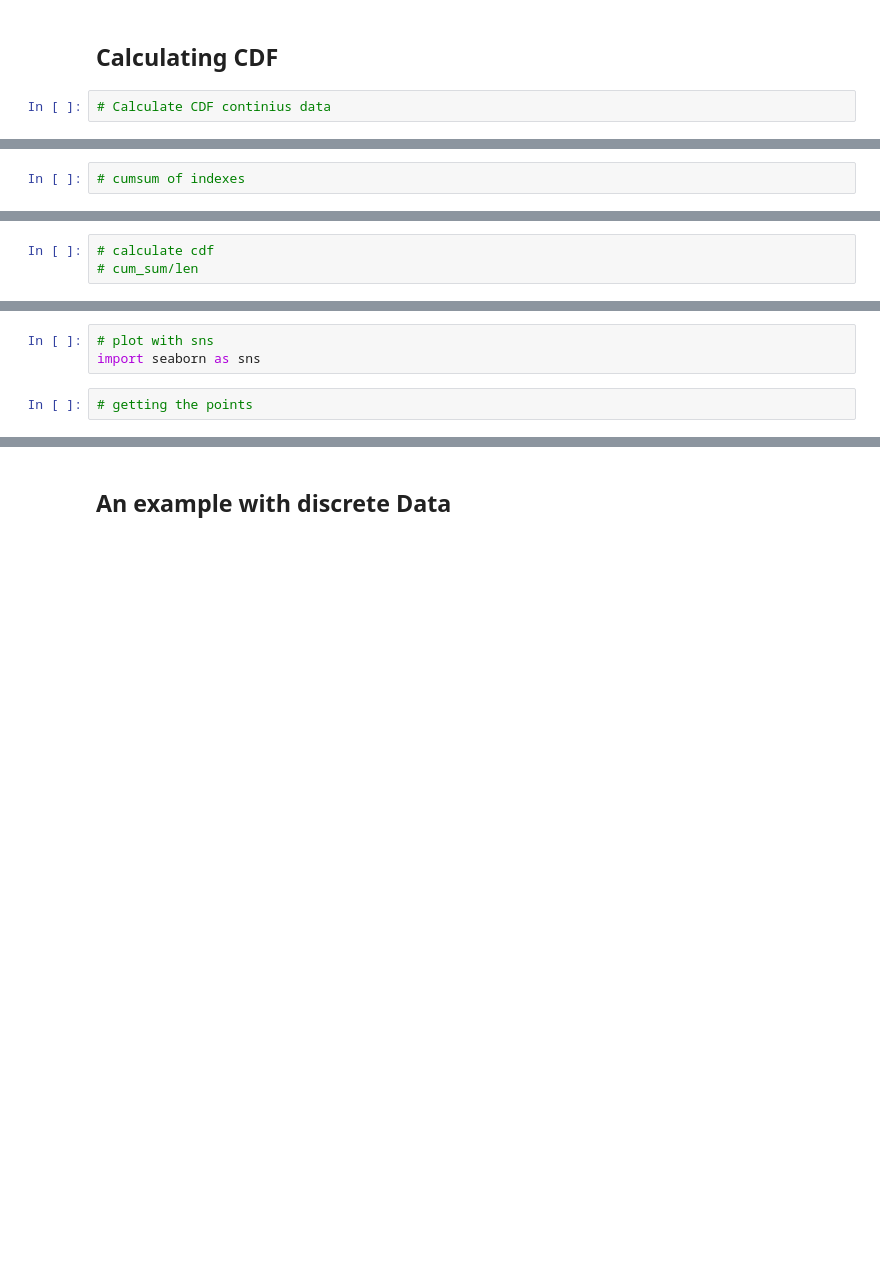
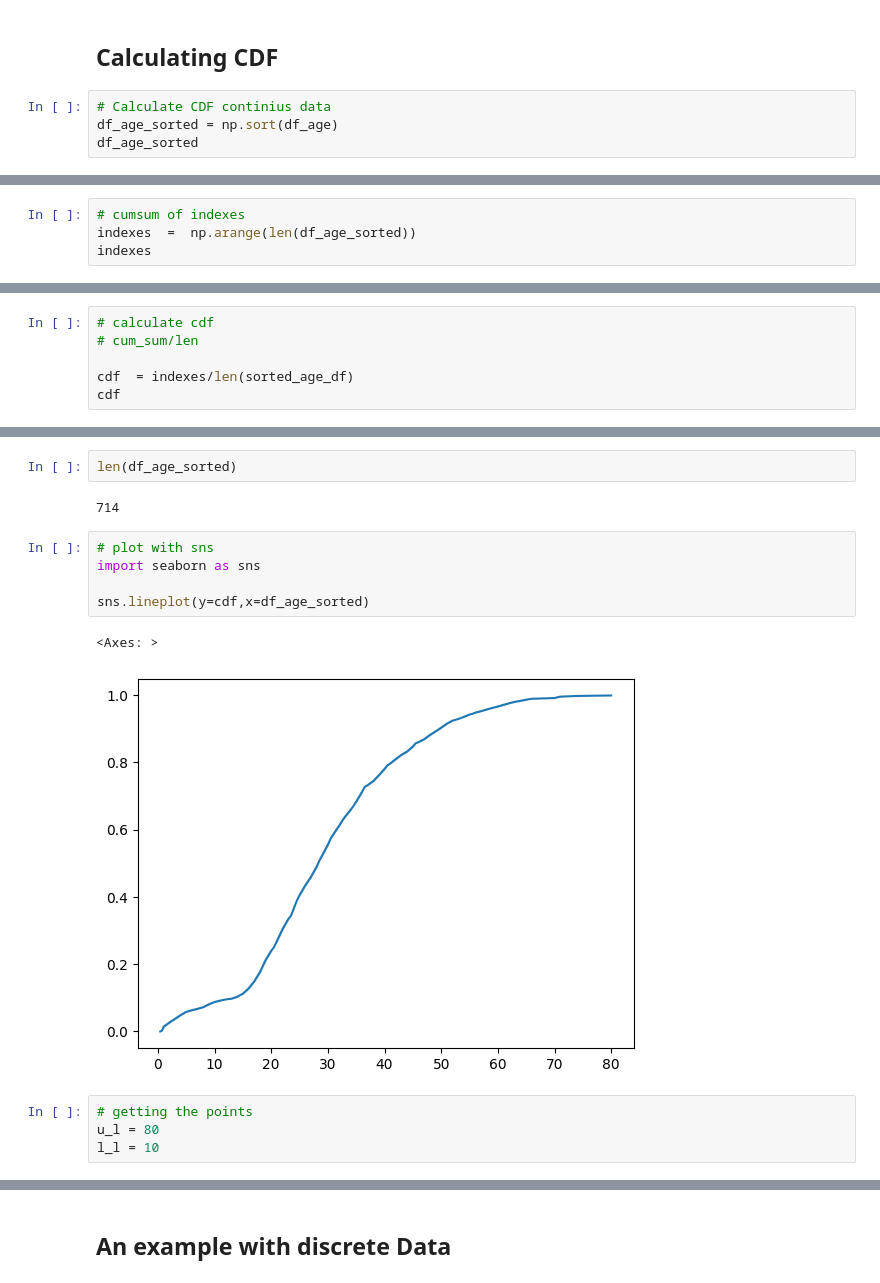
Before and after one commit to NgureOwen01/stats-pmf-pdf-cdf-, a Jupyter notebook: index.ipynb, the cells around one changed output, grey strips where cells are left out. Saved outputs shown, nothing was run; the diff lists cells and outputs as text; blank space fills up the shorter version.

```diff
--- a/index.ipynb
+++ b/index.ipynb
@@ -233,3 +390,5 @@ P(a<X≤b)=F(b)−F(a)
 ## Calculating CDF
 # %%
 # Calculate CDF continius data
+df_age_sorted = np.sort(df_age)
+df_age_sorted
@@ -238,2 +413,4 @@ P(a<X≤b)=F(b)−F(a)
 # %%
 # cumsum of indexes
+indexes  =  np.arange(len(df_age_sorted))
+indexes
@@ -240,3 +435,6 @@ P(a<X≤b)=F(b)−F(a)
 # %%
 # calculate cdf
 # cum_sum/len
+
+cdf  = indexes/len(sorted_age_df)
+cdf
@@ -243,5 +459,16 @@ P(a<X≤b)=F(b)−F(a)
+# %%
+len(df_age_sorted)
+# %% [output]
+714
 # %%
 # plot with sns
 import seaborn as sns
+
+sns.lineplot(y=cdf,x=df_age_sorted)
+# %% [output]
+<Axes: >
+[figure, added]
 # %%
 # getting the points
+u_l = 80
+l_l = 10
```
Also changed, not shown: parts of 36 cells of this notebook.
